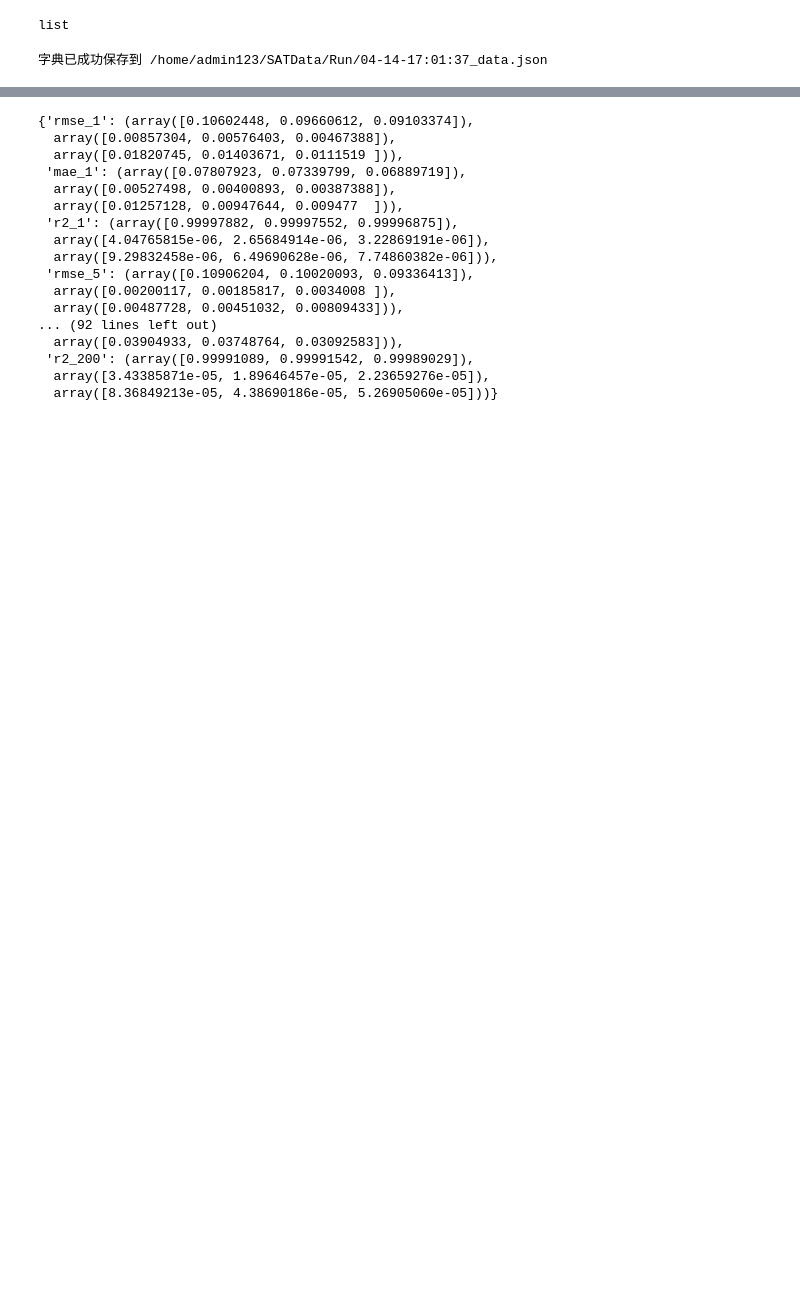
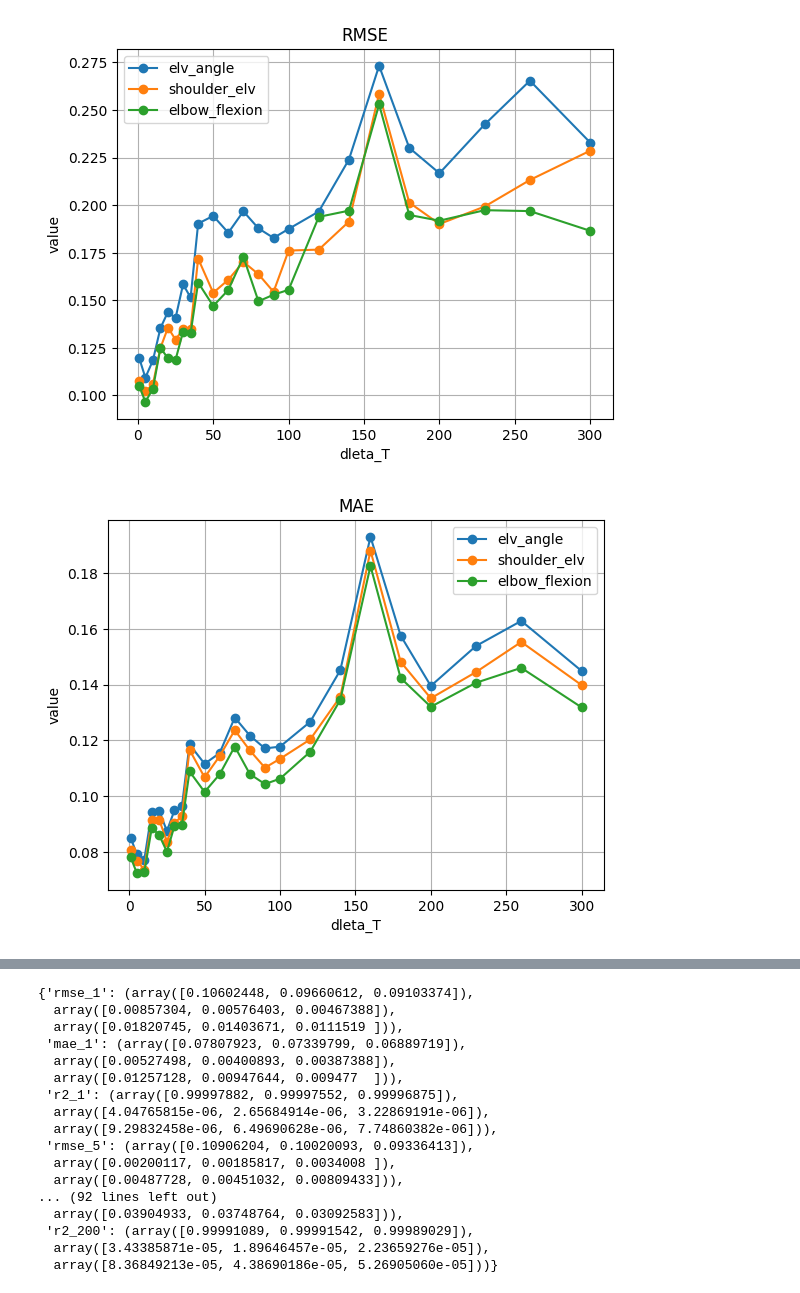
Before and after one commit to xiangkon/SATNet, a Jupyter notebook: train.ipynb, the cells around one changed output, grey strips where cells are left out. Drawn from its saved outputs; the diff is of its cells as text; code cells hidden in the pictures; blank space fills up the shorter version.

```diff
--- a/train.ipynb
+++ b/train.ipynb
@@ -42,26 +108,0 @@ for delta_T in tqdm(delta_Tlist, desc="Processing", position=0):
-# %%
-type(list(rmse_m))
-# %% [output]
-list
-# %%
-import json
-import numpy as np
-import os
-# 指定 JSON 文件路径
-file_path = os.path.join('/home/admin123/SATData/Run', formatted_time+"_data.json")
-
-data_dict = {}
-
-data_dict[f"rmse_{delta_T}"] = [list(rmse_m), list(rmse_s), list(rmse_d)]
-data_dict[f"mae_{delta_T}"] = [list(mae_m), list(mae_s), list(mae_d)]
-data_dict[f"r2_{delta_T}"] = [list(r2_m), list(r2_s), list(r2_d)]
-# 将 NumPy 数组转换为列表
-
-
-
-with open(file_path, "w", encoding="utf-8") as file:
-    json.dump(data_dict, file, ensure_ascii=False, indent=4)
-
-print(f"字典已成功保存到 {file_path}")
-# %% [output]
-字典已成功保存到 /home/admin123/SATData/Run/04-14-17:01:37_data.json
@@ -67,0 +211,49 @@ print(f"字典已成功保存到 {file_path}")
+# %%
+from utils.tools import make_dir
+make_dir(os.path.join('/home/admin123/SATData/Run', formatted_time))
+
+rmseL = np.array(rmseL)
+maeL = np.array(maeL)
+r2L = np.array(r2L)
+
+plt.figure()
+png_path = os.path.join('/home/admin123/SATData/Run', formatted_time, "RMSE.png")
+plt.plot(delta_Tlist, rmseL[:,0], marker='o', linestyle='-', label='elv_angle')  # 线条和点
+plt.plot(delta_Tlist, rmseL[:,1], marker='o', linestyle='-', label='shoulder_elv')  # 线条和点
+plt.plot(delta_Tlist, rmseL[:,2], marker='o', linestyle='-', label='elbow_flexion')  # 线条和点
+plt.xlabel("dleta_T")
+plt.ylabel("value")
+plt.grid()
+plt.legend()
+plt.title("RMSE")
+plt.savefig(png_path, dpi=300, bbox_inches='tight')
+# plt.scatter(x, y, color='r', label='Points')  # 单独绘制点
+
+
+plt.figure()
+png_path = os.path.join('/home/admin123/SATData/Run', formatted_time, "MAE.png")
+plt.plot(delta_Tlist, maeL[:,0], marker='o', linestyle='-', label='elv_angle')  # 线条和点
+plt.plot(delta_Tlist, maeL[:,1], marker='o', linestyle='-', label='shoulder_elv')  # 线条和点
+plt.plot(delta_Tlist, maeL[:,2], marker='o', linestyle='-', label='elbow_flexion')  # 线条和点
+plt.xlabel("dleta_T")
+plt.ylabel("value")
+plt.title("MAE")
+plt.grid()
+plt.legend()
+plt.savefig(png_path, dpi=300, bbox_inches='tight')
+
+
+plt.figure()
+png_path = os.path.join('/home/admin123/SATData/Run', formatted_time, "R2.png")
+plt.plot(delta_Tlist, r2L[:,0], marker='o', linestyle='-', label='elv_angle')  # 线条和点
+plt.plot(delta_Tlist, r2L[:,1], marker='o', linestyle='-', label='shoulder_elv')  # 线条和点
+plt.plot(delta_Tlist, r2L[:,2], marker='o', linestyle='-', label='elbow_flexion')  # 线条和点
+plt.xlabel("dleta_T")
+plt.ylabel("value")
+plt.title("R2")
+plt.grid()
+plt.legend()
+plt.savefig(png_path, dpi=300, bbox_inches='tight')
+# %% [output]
+[figure, added]
+[figure, added]
```
Also changed, not shown: parts of 7 cells of this notebook, 10 other files.
